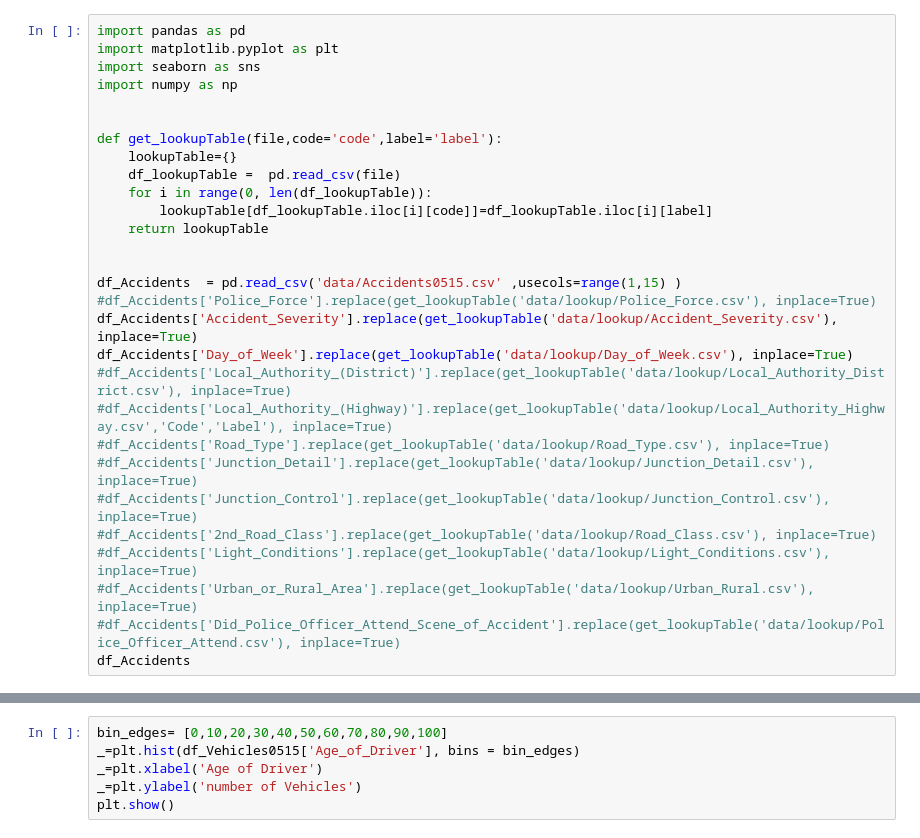
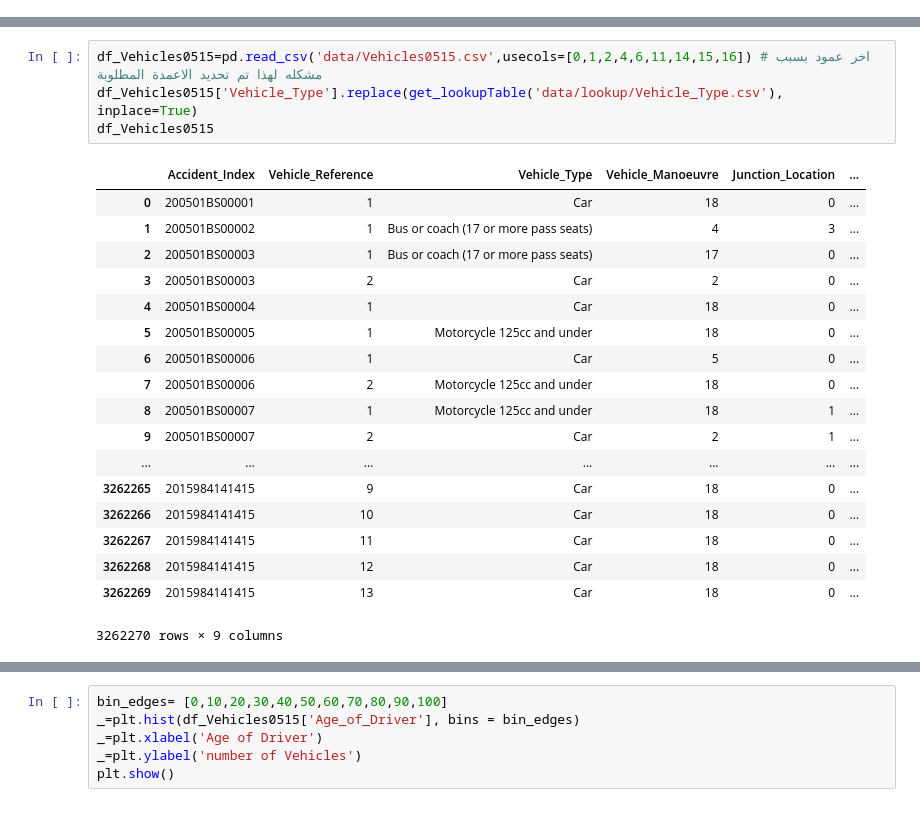
Before and after one commit to am2en/Accidents, a Jupyter notebook: project.ipynb, the cells around one changed output, grey strips where cells are left out. Cells and saved outputs as stored; diff of their text form.

```diff
--- a/project.ipynb
+++ b/project.ipynb
@@ -1,29 +0,0 @@
-# %%
-import pandas as pd
-import matplotlib.pyplot as plt
-import seaborn as sns
-import numpy as np
-
-
-def get_lookupTable(file,code='code',label='label'):
-    lookupTable={}
-    df_lookupTable =  pd.read_csv(file)
-    for i in range(0, len(df_lookupTable)):
-        lookupTable[df_lookupTable.iloc[i][code]]=df_lookupTable.iloc[i][label]
-    return lookupTable
-
-
-df_Accidents  = pd.read_csv('data/Accidents0515.csv' ,usecols=range(1,15) )
-#df_Accidents['Police_Force'].replace(get_lookupTable('data/lookup/Police_Force.csv'), inplace=True)
-df_Accidents['Accident_Severity'].replace(get_lookupTable('data/lookup/Accident_Severity.csv'), inplace=True)
-df_Accidents['Day_of_Week'].replace(get_lookupTable('data/lookup/Day_of_Week.csv'), inplace=True)
-#df_Accidents['Local_Authority_(District)'].replace(get_lookupTable('data/lookup/Local_Authority_District.csv'), inplace=True)
-#df_Accidents['Local_Authority_(Highway)'].replace(get_lookupTable('data/lookup/Local_Authority_Highway.csv','Code','Label'), inplace=True)
-#df_Accidents['Road_Type'].replace(get_lookupTable('data/lookup/Road_Type.csv'), inplace=True)
-#df_Accidents['Junction_Detail'].replace(get_lookupTable('data/lookup/Junction_Detail.csv'), inplace=True)
-#df_Accidents['Junction_Control'].replace(get_lookupTable('data/lookup/Junction_Control.csv'), inplace=True)
-#df_Accidents['2nd_Road_Class'].replace(get_lookupTable('data/lookup/Road_Class.csv'), inplace=True)
-#df_Accidents['Light_Conditions'].replace(get_lookupTable('data/lookup/Light_Conditions.csv'), inplace=True)
-#df_Accidents['Urban_or_Rural_Area'].replace(get_lookupTable('data/lookup/Urban_Rural.csv'), inplace=True)
-#df_Accidents['Did_Police_Officer_Attend_Scene_of_Accident'].replace(get_lookupTable('data/lookup/Police_Officer_Attend.csv'), inplace=True)
-df_Accidents
@@ -141 +15,24 @@ df_Vehicles0515
+# %%
+df_Vehicles0515=pd.read_csv('data/Vehicles0515.csv',usecols=[0,1,2,4,6,11,14,15,16]) # اخر عمود بسبب مشكله لهذا تم تحديد الاعمدة المطلوبة
+df_Vehicles0515['Vehicle_Type'].replace(get_lookupTable('data/lookup/Vehicle_Type.csv'), inplace=True)
+df_Vehicles0515
+# %% [output]
+|  | Accident_Index | Vehicle_Reference | Vehicle_Type | Vehicle_Manoeuvre | Junction_Location | ... |
+| 0 | 200501BS00001 | 1 | Car | 18 | 0 | ... |
+| 1 | 200501BS00002 | 1 | Bus or coach (17 or more pass seats) | 4 | 3 | ... |
+| 2 | 200501BS00003 | 1 | Bus or coach (17 or more pass seats) | 17 | 0 | ... |
+| 3 | 200501BS00003 | 2 | Car | 2 | 0 | ... |
+| 4 | 200501BS00004 | 1 | Car | 18 | 0 | ... |
+| 5 | 200501BS00005 | 1 | Motorcycle 125cc and under | 18 | 0 | ... |
+| 6 | 200501BS00006 | 1 | Car | 5 | 0 | ... |
+| 7 | 200501BS00006 | 2 | Motorcycle 125cc and under | 18 | 0 | ... |
+| 8 | 200501BS00007 | 1 | Motorcycle 125cc and under | 18 | 1 | ... |
+| 9 | 200501BS00007 | 2 | Car | 2 | 1 | ... |
+| ... | ... | ... | ... | ... | ... | ... |
+| 3262265 | 2015984141415 | 9 | Car | 18 | 0 | ... |
+| 3262266 | 2015984141415 | 10 | Car | 18 | 0 | ... |
+| 3262267 | 2015984141415 | 11 | Car | 18 | 0 | ... |
+| 3262268 | 2015984141415 | 12 | Car | 18 | 0 | ... |
+| 3262269 | 2015984141415 | 13 | Car | 18 | 0 | ... |
+3262270 rows × 9 columns
 # %%
```
Also changed, not shown: parts of 11 cells of this notebook.
